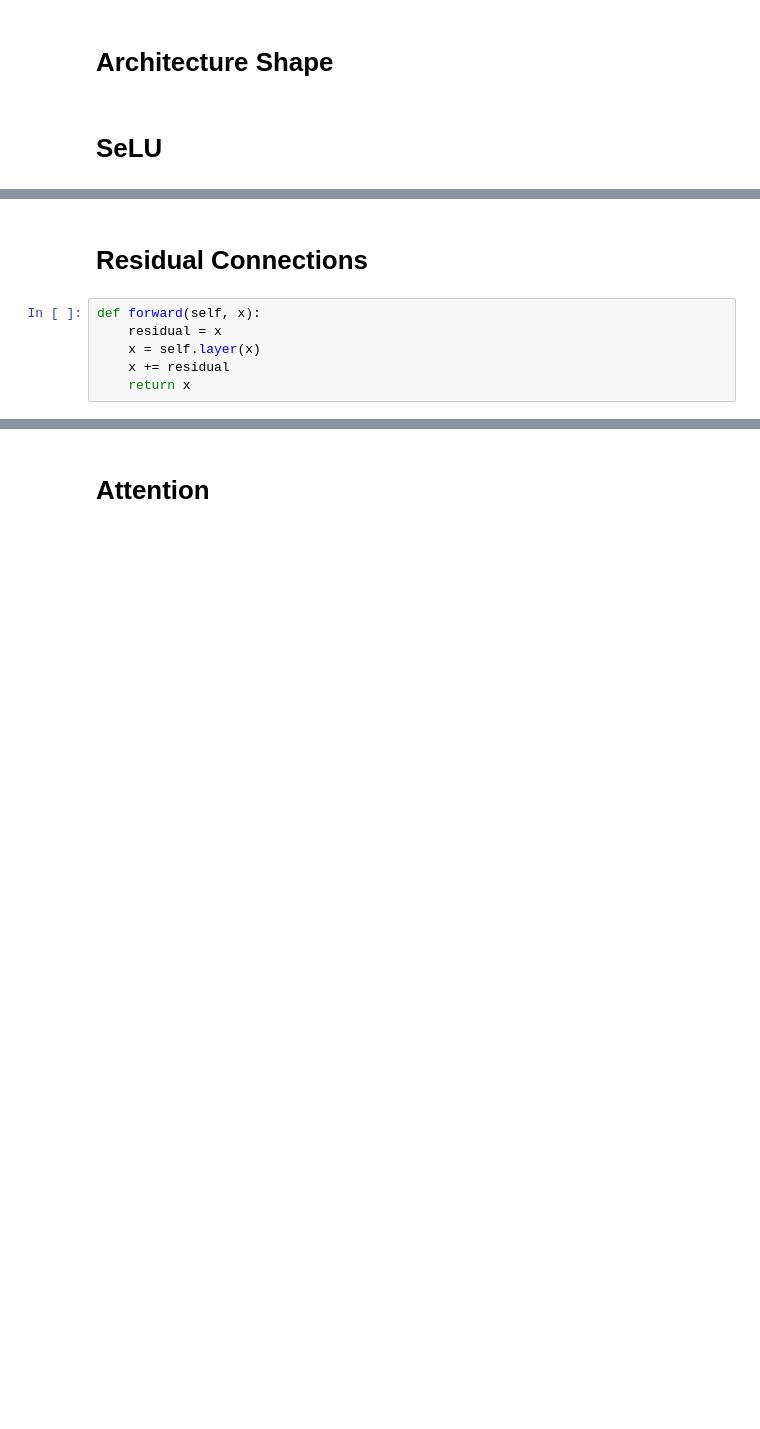
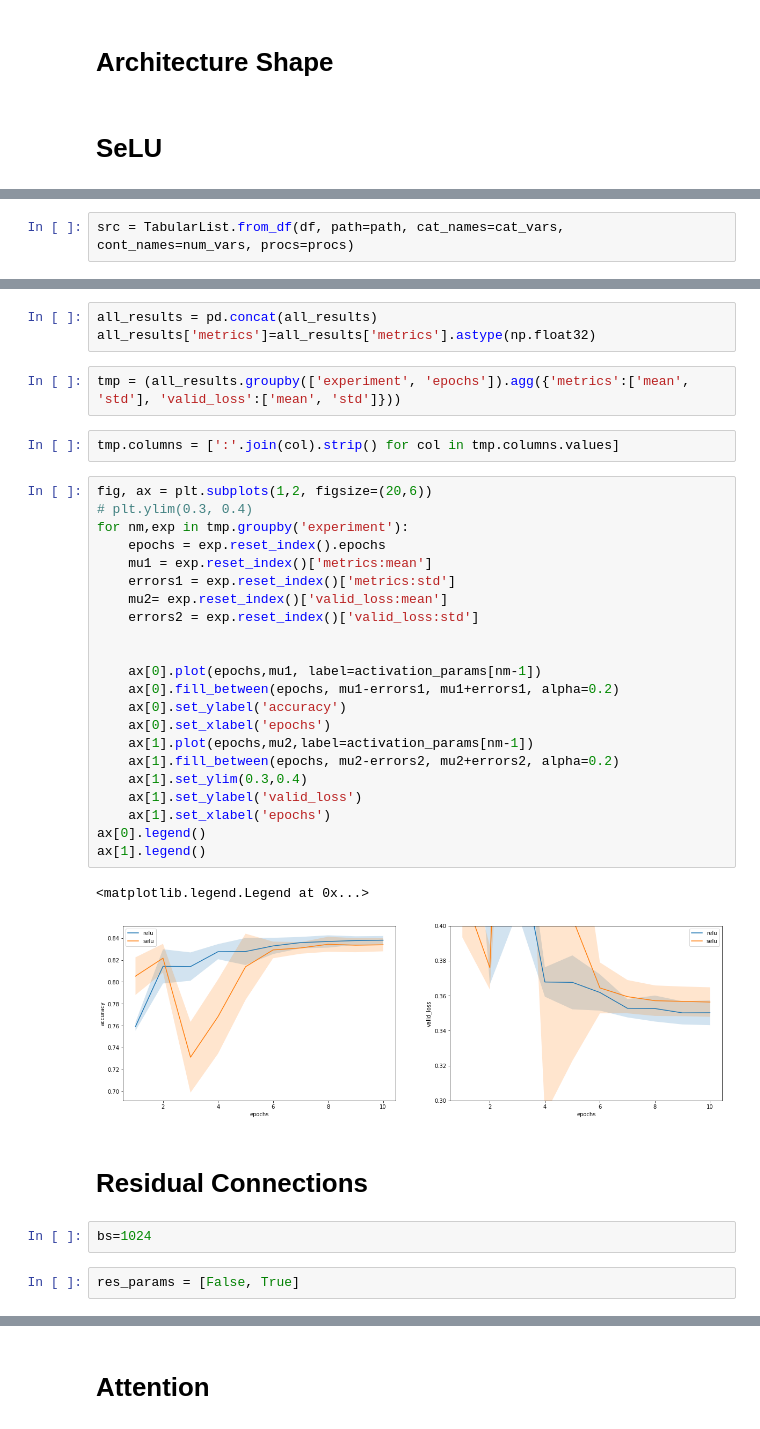
Before and after one commit to jandremarais/TabularLearner, a Jupyter notebook: code/experiments.ipynb, the cells around one changed output, grey strips where cells are left out. Drawn from its saved outputs; the diff is of its cells as text; blank space fills up the shorter version.

```diff
--- a/code/experiments.ipynb
+++ b/code/experiments.ipynb
@@ -327,0 +544,2 @@ nn.SELU()
+# %%
+src = TabularList.from_df(df, path=path, cat_names=cat_vars, cont_names=num_vars, procs=procs)
@@ -328,8 +577,38 @@ nn.SELU()
+# %%
+all_results = pd.concat(all_results)
+all_results['metrics']=all_results['metrics'].astype(np.float32)
+# %%
+tmp = (all_results.groupby(['experiment', 'epochs']).agg({'metrics':['mean', 'std'], 'valid_loss':['mean', 'std']}))
+# %%
+tmp.columns = [':'.join(col).strip() for col in tmp.columns.values]
+# %%
+fig, ax = plt.subplots(1,2, figsize=(20,6))
+# plt.ylim(0.3, 0.4)
+for nm,exp in tmp.groupby('experiment'):
+    epochs = exp.reset_index().epochs
+    mu1 = exp.reset_index()['metrics:mean']
+    errors1 = exp.reset_index()['metrics:std']
+    mu2= exp.reset_index()['valid_loss:mean']
+    errors2 = exp.reset_index()['valid_loss:std']
+
+
+    ax[0].plot(epochs,mu1, label=activation_params[nm-1])
+    ax[0].fill_between(epochs, mu1-errors1, mu1+errors1, alpha=0.2)
+    ax[0].set_ylabel('accuracy')
+    ax[0].set_xlabel('epochs')
+    ax[1].plot(epochs,mu2,label=activation_params[nm-1])
+    ax[1].fill_between(epochs, mu2-errors2, mu2+errors2, alpha=0.2)
+    ax[1].set_ylim(0.3,0.4)
+    ax[1].set_ylabel('valid_loss')
+    ax[1].set_xlabel('epochs')
+ax[0].legend()
+ax[1].legend()
+# %% [output]
+<matplotlib.legend.Legend at 0x...>
+[figure, added]
 # %% [markdown]
 # Residual Connections
-# %%
-def forward(self, x):
-    residual = x
-    x = self.layer(x)
-    x += residual
-    return x
+# %%
+bs=1024
+# %%
+res_params = [False, True]
```
Also changed, not shown: parts of 56 cells of this notebook.
